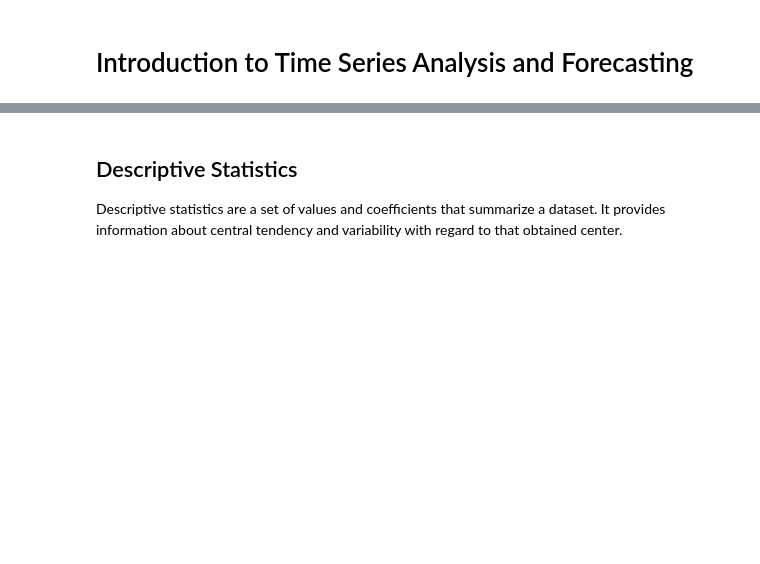
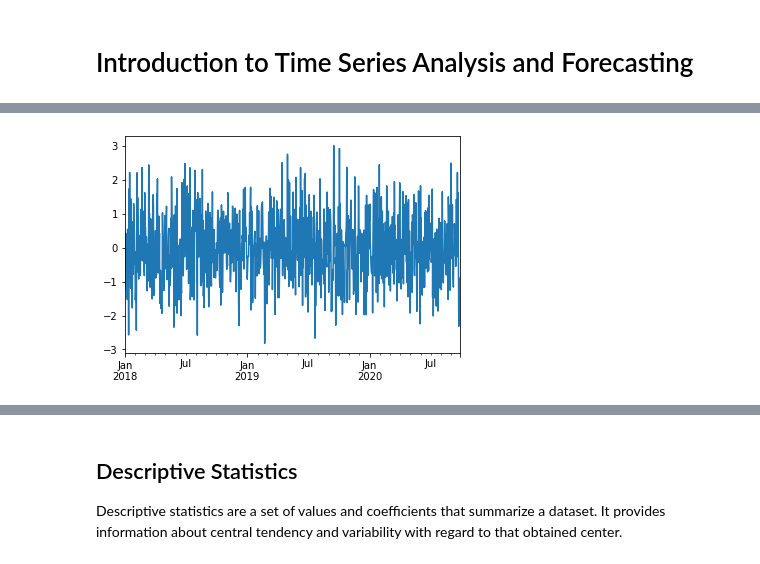
Before and after one commit to couzhei/tsa-and-forecasting, a Jupyter notebook: 1.intro.ipynb, the cells around one changed output, grey strips where cells are left out. Cells and saved outputs as stored; diff of their text form; code cells hidden in the pictures; blank space fills up the shorter version.

```diff
--- a/1.intro.ipynb
+++ b/1.intro.ipynb
@@ -13,0 +27,8 @@ import statsmodels.api as sm
+# %%
+test_data = pd.Series(np.random.standard_normal(size=(1000,)),
+                      index=pd.date_range(start='1/1/2018',
+                                          periods=1000,
+                                          freq='D'))
+test_data.plot();
+# %% [output]
+[figure, added]
```
Also changed, not shown: parts of 3 cells of this notebook.
